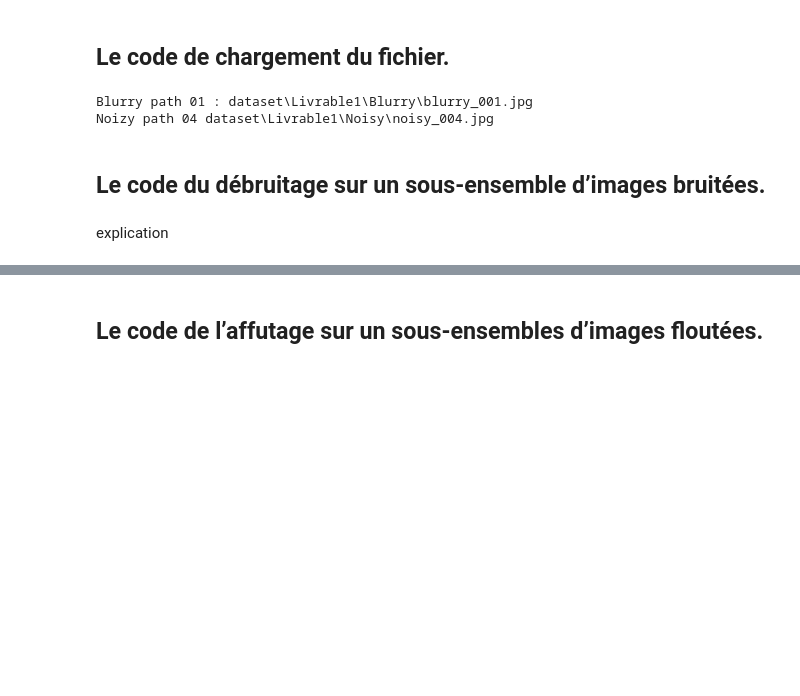
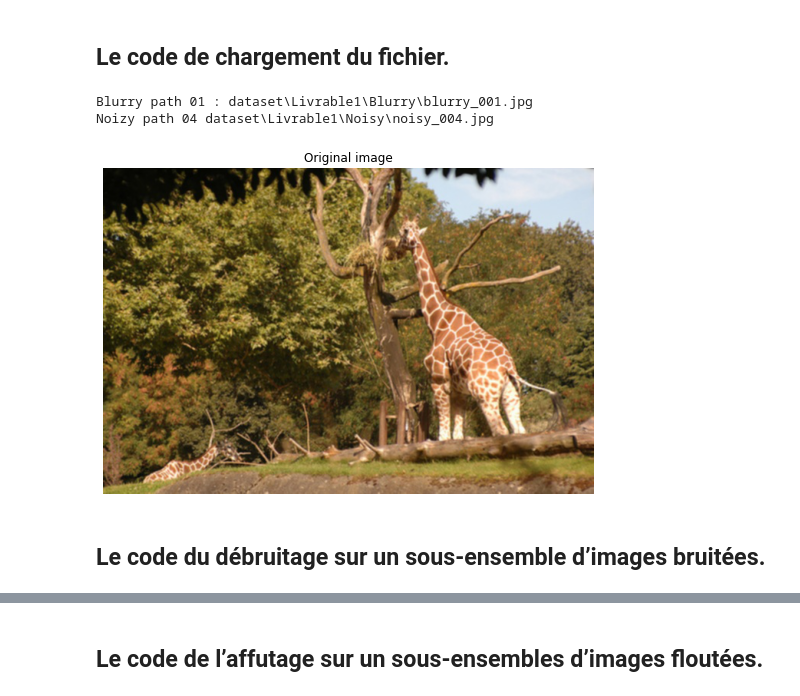
Before and after one commit to MazurierPierre/Projet-Data-Science, a Jupyter notebook: Livrable 1.ipynb, the cells around one changed output, grey strips where cells are left out. Drawn from its saved outputs; the diff is of its cells as text; code cells hidden in the pictures; blank space fills up the shorter version.

```diff
--- a/Livrable 1.ipynb
+++ b/Livrable 1.ipynb
@@ -25,24 +25,32 @@ warnings.filterwarnings(action="ignore", message="^internal gelsd")
 # %%
 # Get the dataset
 
 import pandas as pd
 import pathlib
 import imageio
 
 #Blurry images
 paths_blurry = pathlib.Path('./dataset/Livrable1/Blurry/').glob('*.jpg') #Get all files blurred
 sorted_blurry = sorted([x for x in paths_blurry]) #Order by number
 
 paths_noisy = pathlib.Path('./dataset/Livrable1/Noisy/').glob('*.jpg') #Get all files noised
 sorted_noisy = sorted([x for x in paths_noisy]) #Order by number
 
 #test
 print("Blurry path 01 :",sorted_blurry[0]) #For instance, return the first blurry image path
 print("Noizy path 04", sorted_noisy[3]) #For instance, return the 4th noisy image path
 
-#im = imageio.imread(str(im_path))
+#For exemple, we will use this photo
+im = imageio.imread(sorted_blurry[0])
+
+plt.figure(figsize=(18, 6))
+plt.axis('off')
+plt.title("Original image")
+plt.imshow(im)
+plt.show()
 # %% [output]
 Blurry path 01 : dataset\Livrable1\Blurry\blurry_001.jpg
 Noizy path 04 dataset\Livrable1\Noisy\noisy_004.jpg
+[figure, added]
 # %% [markdown]
 ## Le code du débruitage sur un sous-ensemble d’images bruitées.
@@ -51,2 +56,0 @@ Noizy path 04 dataset\Livrable1\Noisy\noisy_004.jpg
-# %% [markdown]
-explication
```
Also changed, not shown: parts of 3 cells of this notebook.
